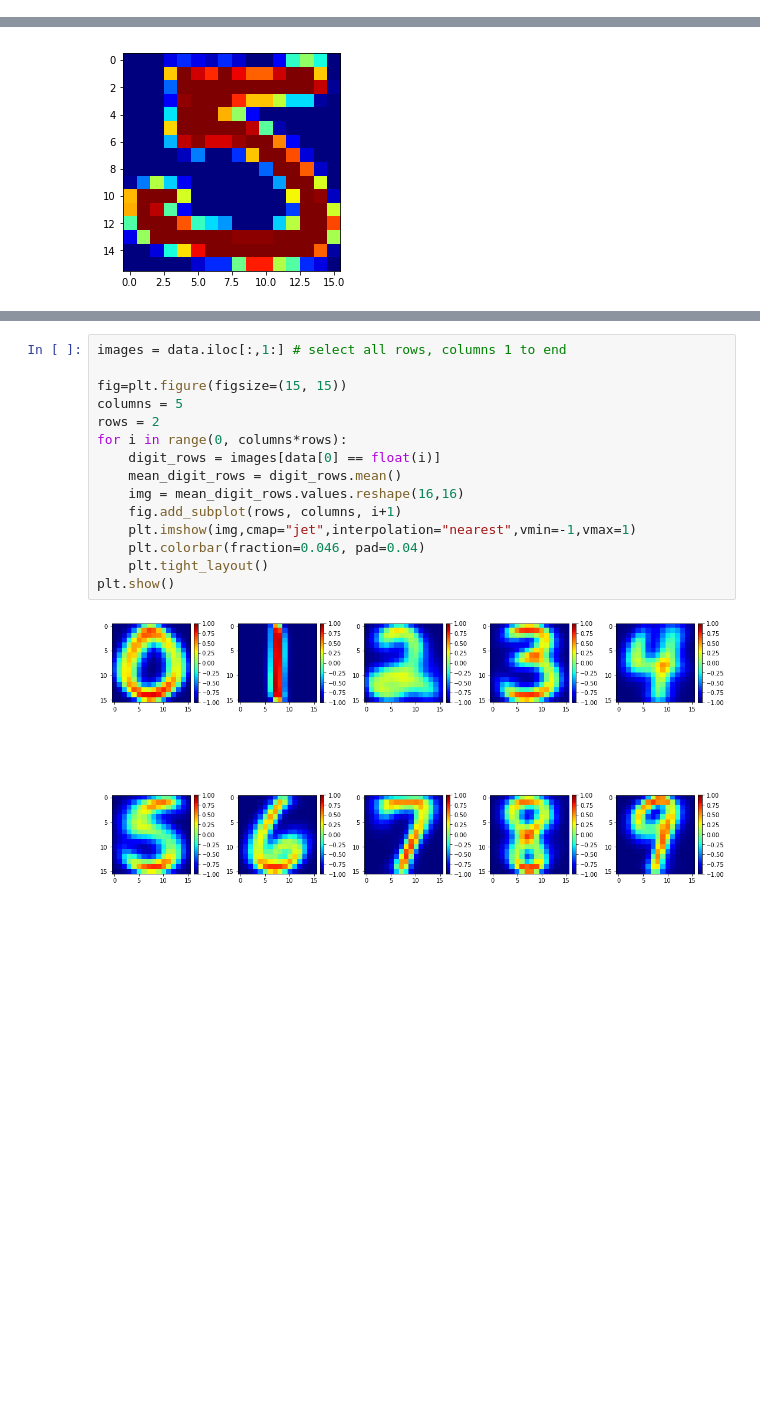
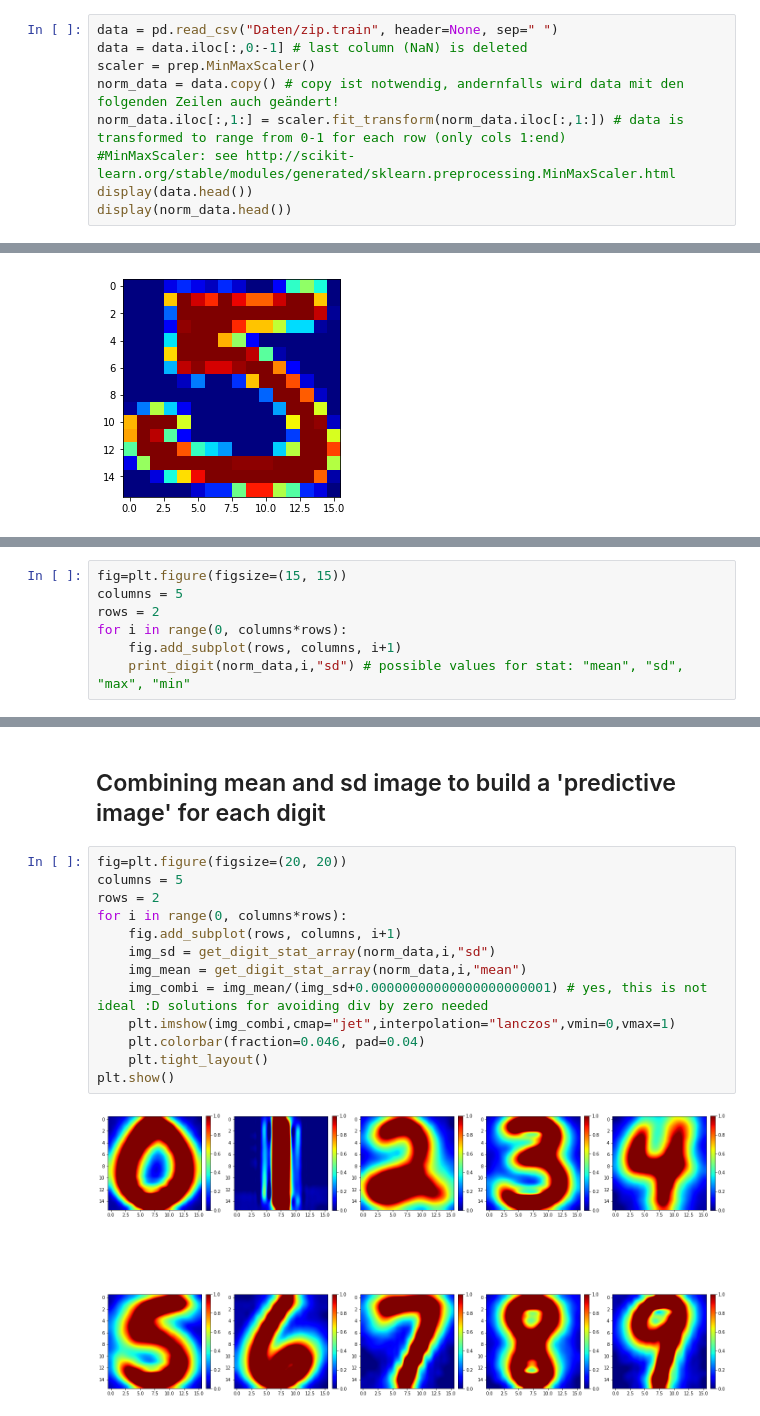
Before and after one commit to r9d9/descript_analysis, a Jupyter notebook: Descriptives_Digits.ipynb, the cells around one changed output, grey strips where cells are left out. Cells and saved outputs as stored; diff of their text form; blank space fills up the shorter version.

```diff
--- a/Descriptives_Digits.ipynb
+++ b/Descriptives_Digits.ipynb
@@ -18,0 +9,9 @@ data.head()
+# %%
+data = pd.read_csv("Daten/zip.train", header=None, sep=" ")
+data = data.iloc[:,0:-1] # last column (NaN) is deleted
+scaler = prep.MinMaxScaler()
+norm_data = data.copy() # copy ist notwendig, andernfalls wird data mit den folgenden Zeilen auch geändert!
+norm_data.iloc[:,1:] = scaler.fit_transform(norm_data.iloc[:,1:]) # data is transformed to range from 0-1 for each row (only cols 1:end)
+#MinMaxScaler: see http://scikit-learn.org/stable/modules/generated/sklearn.preprocessing.MinMaxScaler.html
+display(data.head())
+display(norm_data.head())
@@ -37,0 +105,7 @@ plt.show
+# %%
+fig=plt.figure(figsize=(15, 15))
+columns = 5
+rows = 2
+for i in range(0, columns*rows):
+    fig.add_subplot(rows, columns, i+1)
+    print_digit(norm_data,i,"sd") # possible values for stat: "mean", "sd", "max", "min"
@@ -38,17 +114,17 @@ plt.show
+# %% [markdown]
+## Combining mean and sd image to build a 'predictive image' for each digit
 # %%
-images = data.iloc[:,1:] # select all rows, columns 1 to end
-
-fig=plt.figure(figsize=(15, 15))
+fig=plt.figure(figsize=(20, 20))
 columns = 5
 rows = 2
 for i in range(0, columns*rows):
-    digit_rows = images[data[0] == float(i)]
-    mean_digit_rows = digit_rows.mean()
-    img = mean_digit_rows.values.reshape(16,16)
     fig.add_subplot(rows, columns, i+1)
-    plt.imshow(img,cmap="jet",interpolation="nearest",vmin=-1,vmax=1)
+    img_sd = get_digit_stat_array(norm_data,i,"sd")
+    img_mean = get_digit_stat_array(norm_data,i,"mean")
+    img_combi = img_mean/(img_sd+0.00000000000000000000001) # yes, this is not ideal :D solutions for avoiding div by zero needed
+    plt.imshow(img_combi,cmap="jet",interpolation="lanczos",vmin=0,vmax=1)
     plt.colorbar(fraction=0.046, pad=0.04)
     plt.tight_layout()
 plt.show()
 # %% [output]
-[figure, old version]
+[figure, new version]
```
Also changed, not shown: parts of 20 cells of this notebook, 6 other files.
